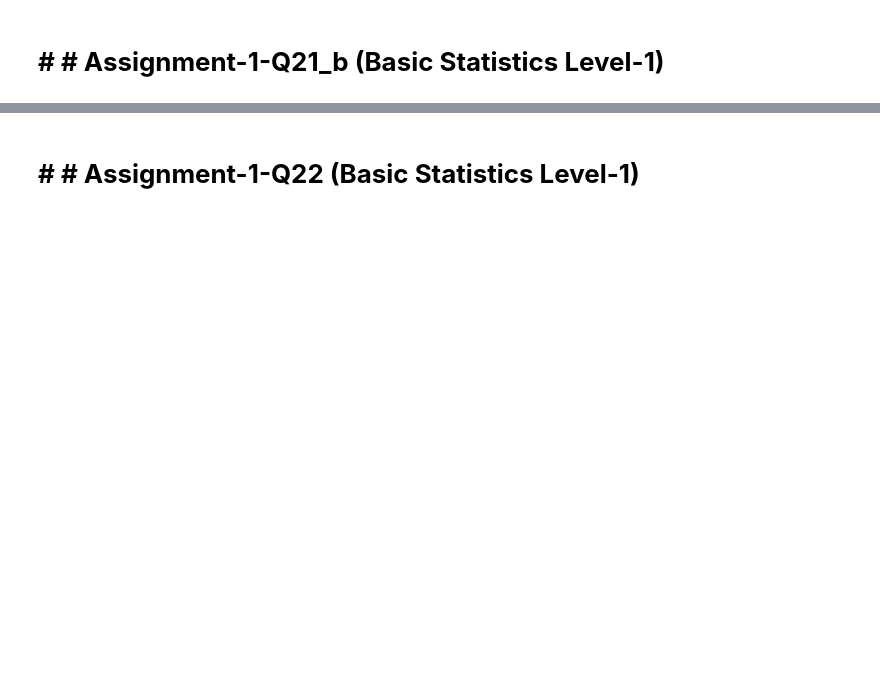
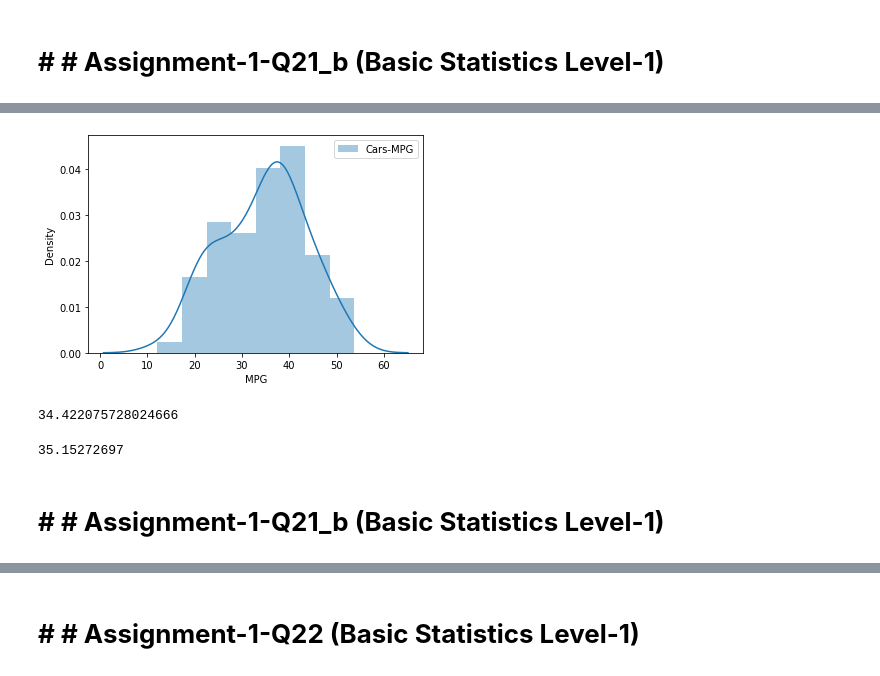
Before and after one commit to SaiDhanyaa/ExcelR_Assignments, a Jupyter notebook: Assignment_1(Basic_Statistic_Level_1).ipynb, the cells around one changed output, grey strips where cells are left out. Saved outputs shown, nothing was run; the diff lists cells and outputs as text; code cells hidden in the pictures; blank space fills up the shorter version.

```diff
--- a/Assignment_1(Basic_Statistic_Level_1).ipynb
+++ b/Assignment_1(Basic_Statistic_Level_1).ipynb
@@ -236,0 +350,3 @@ wcat
+# %%
+cars=pd.read_csv("/content/Cars.csv")
+cars
@@ -236,0 +367,15 @@ wcat
+# %%
+sns.distplot(cars.MPG, label='Cars-MPG')
+plt.xlabel('MPG')
+plt.ylabel('Density')
+plt.legend();
+# %% [output]
+[figure, added]
+# %%
+cars.MPG.mean()
+# %% [output]
+34.422075728024666
+# %%
+cars.MPG.median()
+# %% [output]
+35.15272697
@@ -236,0 +384,2 @@ wcat
+# %% [markdown]
+# **# # Assignment-1-Q21_b (Basic Statistics Level-1)**
```
Also changed, not shown: parts of 59 cells of this notebook.
